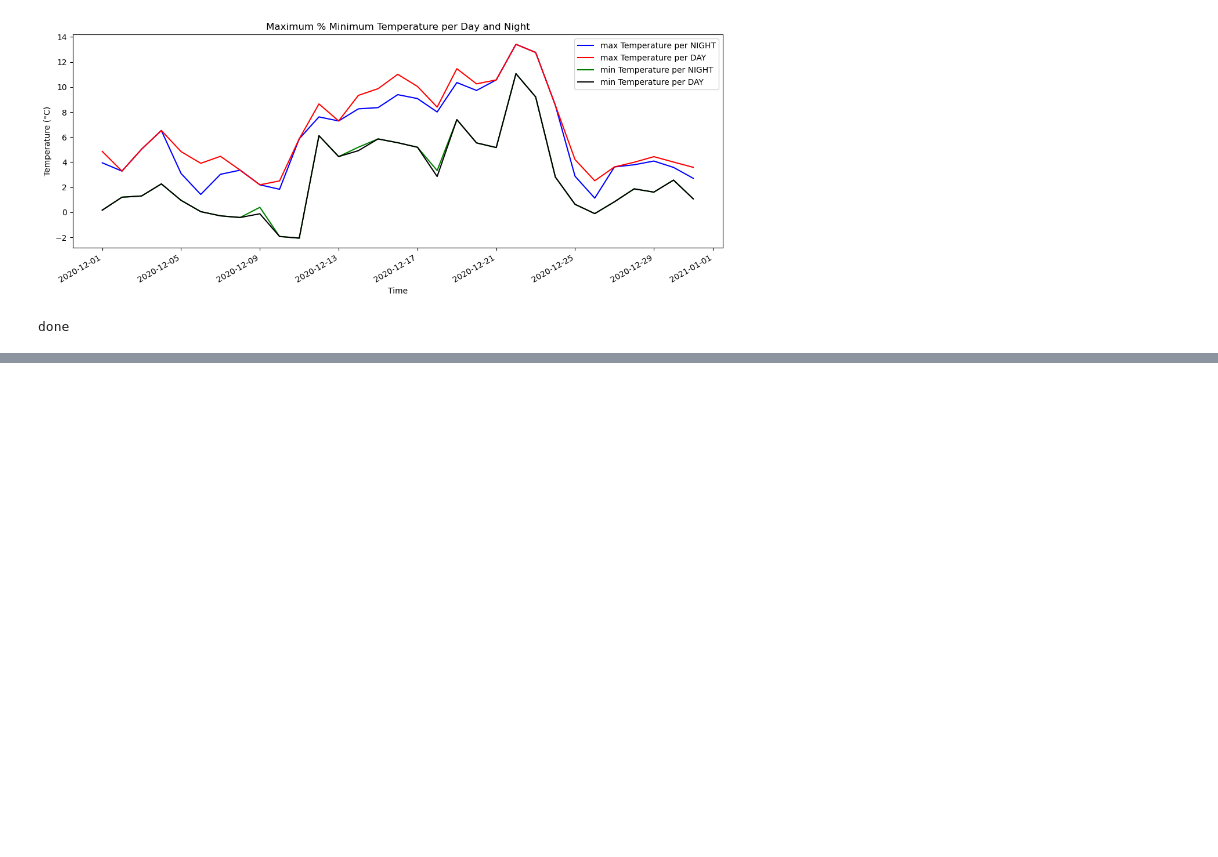
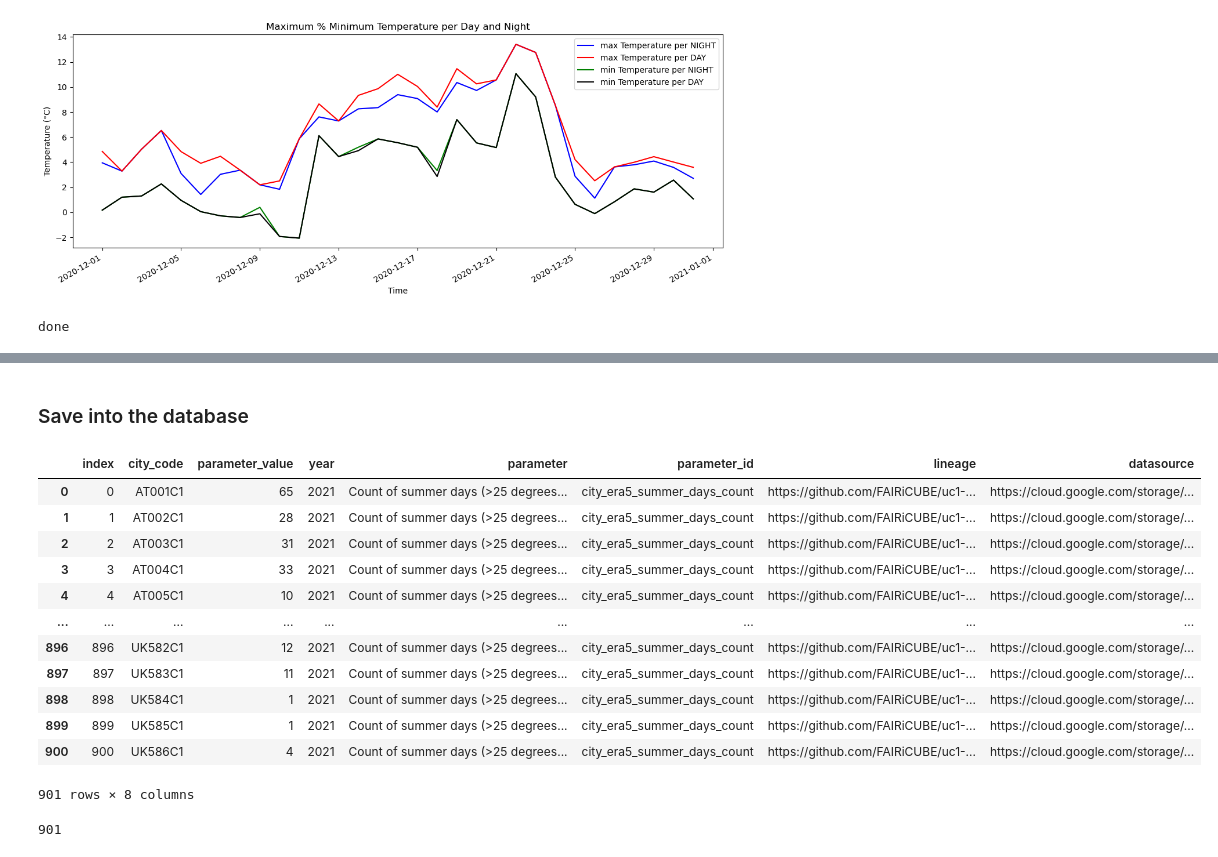
Before and after one commit to FAIRiCUBE/uc1-urban-climate, a Jupyter notebook: notebooks/dev/f04_climate_data/climate_indicators.ipynb, the cells around one changed output, grey strips where cells are left out. Saved outputs shown, nothing was run; the diff lists cells and outputs as text; code cells hidden in the pictures; blank space fills up the shorter version.

Commit message:
climate indicators calculation v3 (working)

```diff
--- a/notebooks/dev/f04_climate_data/climate_indicators.ipynb
+++ b/notebooks/dev/f04_climate_data/climate_indicators.ipynb
@@ -427,3 +369,0 @@ KeyboardInterrupt
-# %%
-# select only relevant variables
-data_df = data_df[['city', 'time', 'latitude', 'longitude', '2m_temperature']]
@@ -445,10 +387,11 @@ def night_date(x):
     else:
         return x.time
 
+
 data_df['daytime'] = data_df.apply(daytime, axis=1, meta=(None, 'int'))
 data_df['time_shifted'] =data_df.apply(night_date, axis=1, meta=(None, 'datetime64[ns]'))
 data_df['date'] = data_df.time_shifted.dt.date
-data_df['2m_temperature_degree_celcius'] = data['2m_temperature'] - 273.15
+# data_df['2m_temperature_degree_celcius'] = data['2m_temperature'] - 273.15
 # %%
 ## calculation of different indicators:
 ## 1.1 MAX and MIN per DAY and NIGHT:
@@ -501,0 +414,58 @@ print ("done")
+# %%
+
+tropical_threshold = 30.0 + 273.15
+summer_day_threshold = 25.0 + 273.15
+temp_max_c = temp_max_c.reset_index()
+summer_days_count = temp_max_c.loc[(temp_max_c['2m_temperature'] > summer_day_threshold) & (temp_max_c['daytime'] == 1)].reset_index()
+tropical_count = temp_max_c.loc[(temp_max_c['2m_temperature'] > tropical_threshold) & (temp_max_c['daytime'] == 0)].reset_index()
+tropical_count = tropical_count.groupby(['city', 'daytime']).count()
+summer_days_count = summer_days_count.groupby(['city', 'daytime']).count()
+# %%
+year = '2018'
+summer_days_count['year'] = year
+summer_days_count.reset_index()[['city', 'index', 'year']].to_csv('summer_days_2018.csv')
+tropical_count['year'] = year
+tropical_count.reset_index()[['city', 'index', 'year']].to_csv('tropical_count_2018.csv')
+# %% [markdown]
+### Save into the database
+# %%
+##################################
+## cu_* tables mandatory columns:
+# city_code,
+# parameter,
+# parameter_id,
+# parameter_value,
+# year,
+# city_code_version,
+# lineage,
+# datasource
+table_name = 'cu_city_era5_summer_days'
+schema_name = 'cube'
+summer = summer_days_count
+summer.rename( columns= {'city': 'city_code',
+                         'index': 'parameter_value',
+                         'Unnamed: 0': 'index'}, inplace=True)
+summer['year'] = year
+summer['parameter'] = 'Count of summer days (>25 degrees) per year per city, based on 5th gen. ECMWF Atmospheric Reanalysis model'
+summer['parameter_id'] = 'city_era5_summer_days_count'
+summer['lineage'] = 'https://github.com/FAIRiCUBE/uc1-urban-climate/blob/master/notebooks/dev/f04_climate_data/climate_indicators.ipynb'
+summer['datasource'] = 'https://cloud.google.com/storage/docs/public-datasets/era5'
+summer
+# %% [output]
+|  | index | city_code | parameter_value | year | parameter | parameter_id | lineage | datasource |
+| 0 | 0 | AT001C1 | 65 | 2021 | Count of summer days (>25 degrees... | city_era5_summer_days_count | https://github.com/FAIRiCUBE/uc1-... | https://cloud.google.com/storage/... |
+| 1 | 1 | AT002C1 | 28 | 2021 | Count of summer days (>25 degrees... | city_era5_summer_days_count | https://github.com/FAIRiCUBE/uc1-... | https://cloud.google.com/storage/... |
+| 2 | 2 | AT003C1 | 31 | 2021 | Count of summer days (>25 degrees... | city_era5_summer_days_count | https://github.com/FAIRiCUBE/uc1-... | https://cloud.google.com/storage/... |
+| 3 | 3 | AT004C1 | 33 | 2021 | Count of summer days (>25 degrees... | city_era5_summer_days_count | https://github.com/FAIRiCUBE/uc1-... | https://cloud.google.com/storage/... |
+| 4 | 4 | AT005C1 | 10 | 2021 | Count of summer days (>25 degrees... | city_era5_summer_days_count | https://github.com/FAIRiCUBE/uc1-... | https://cloud.google.com/storage/... |
+| ... | ... | ... | ... | ... | ... | ... | ... | ... |
+| 896 | 896 | UK582C1 | 12 | 2021 | Count of summer days (>25 degrees... | city_era5_summer_days_count | https://github.com/FAIRiCUBE/uc1-... | https://cloud.google.com/storage/... |
+| 897 | 897 | UK583C1 | 11 | 2021 | Count of summer days (>25 degrees... | city_era5_summer_days_count | https://github.com/FAIRiCUBE/uc1-... | https://cloud.google.com/storage/... |
+| 898 | 898 | UK584C1 | 1 | 2021 | Count of summer days (>25 degrees... | city_era5_summer_days_count | https://github.com/FAIRiCUBE/uc1-... | https://cloud.google.com/storage/... |
+| 899 | 899 | UK585C1 | 1 | 2021 | Count of summer days (>25 degrees... | city_era5_summer_days_count | https://github.com/FAIRiCUBE/uc1-... | https://cloud.google.com/storage/... |
+| 900 | 900 | UK586C1 | 4 | 2021 | Count of summer days (>25 degrees... | city_era5_summer_days_count | https://github.com/FAIRiCUBE/uc1-... | https://cloud.google.com/storage/... |
+901 rows × 8 columns
+# %%
+summer.to_sql(table_name, engine_postgresql, schema=schema_name, if_exists='append')
+# %% [output]
+901
```
Also changed, not shown: parts of 23 cells of this notebook.
